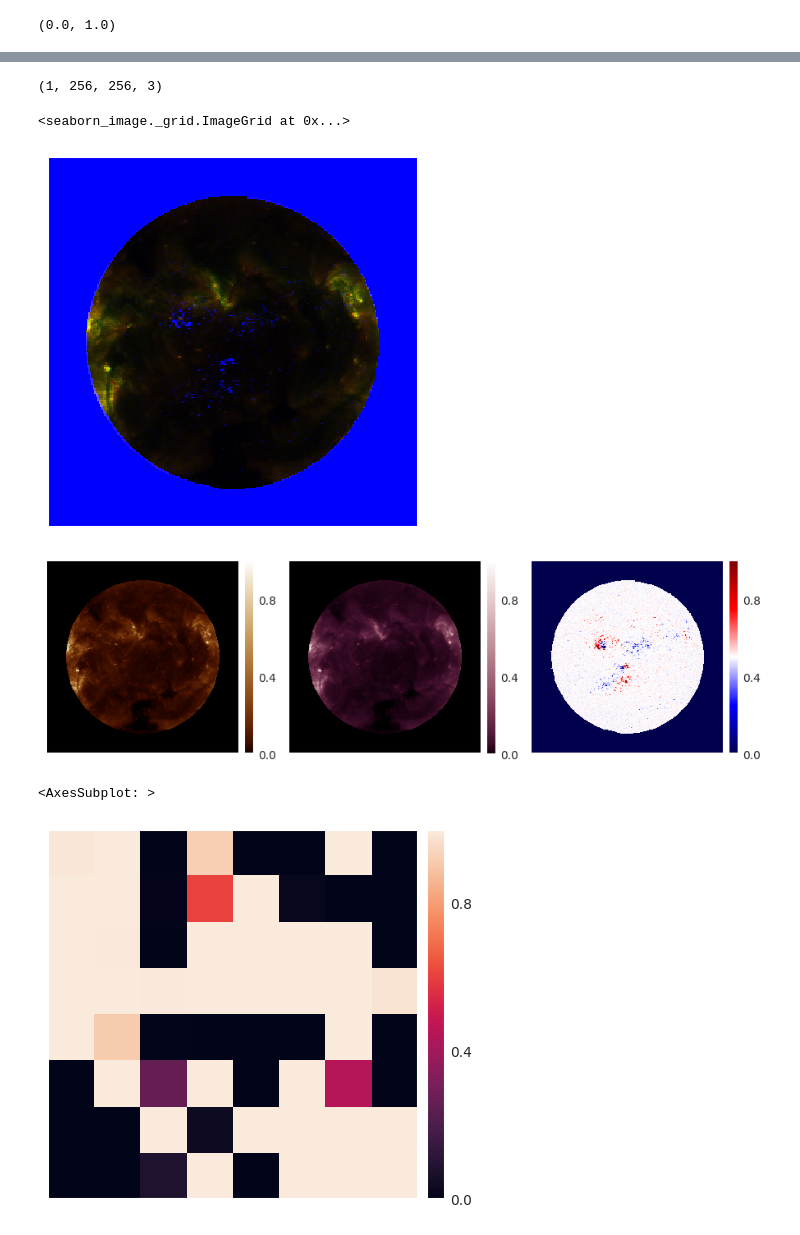
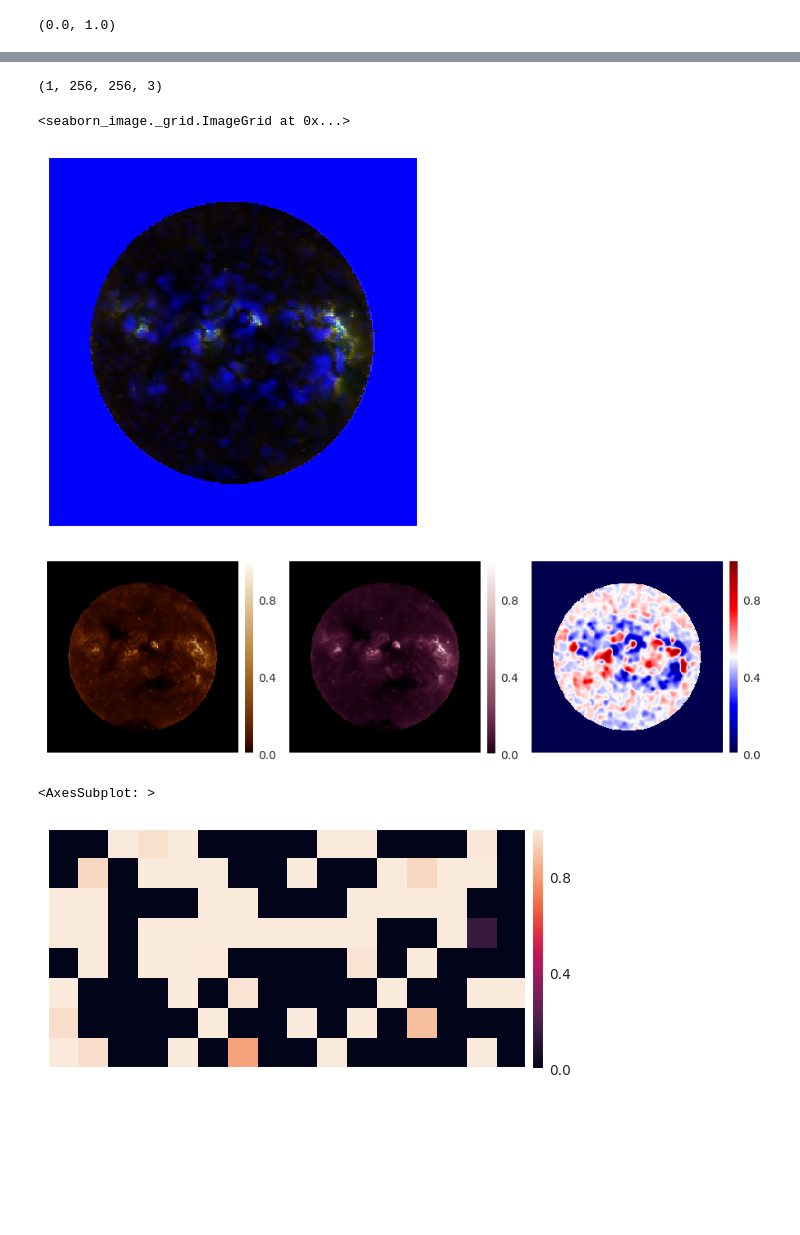
Before and after one commit to eugenioLR/TFM_sun_Autoencoders, a Jupyter notebook: autoencoder_xception_3c_2016.ipynb, the cells around one changed output, grey strips where cells are left out. Drawn from its saved outputs; the diff is of its cells as text; code cells hidden in the pictures; blank space fills up the shorter version.

```diff
--- a/autoencoder_xception_3c_2016.ipynb
+++ b/autoencoder_xception_3c_2016.ipynb
@@ -43,7 +44,6 @@ noise_filter = True
 # %%
 # Read images
 data_files = glob.glob("data/composite_data/2016*.npy")
-# data_files = glob.glob("data/composite_data_polar/2016*.npy")
 
 if noise_filter:
     noise_imgs = []
@@ -62,27 +62,26 @@ for idx, data_file in enumerate(data_files):
     data_point = np.load(data_file)
     data_matrix[idx] = data_point
 
-data_matrix[:,:,:,0] = np.clip(data_matrix[:,:,:,0], 0, 5000)
-data_matrix[:,:,:,1] = np.clip(data_matrix[:,:,:,1], 0, 3000)
-data_matrix[:,:,:,2] = np.clip(data_matrix[:,:,:,2], -400, 400)
+# data_matrix_old = data_matrix.copy()
 
-min_values = np.nanmin(np.nanmin(data_matrix, axis=2, keepdims=True), axis=1, keepdims=True)
-max_values = np.nanmax(np.nanmax(data_matrix, axis=2, keepdims=True), axis=1, keepdims=True)
+# data_matrix_norm = dg.MultiChannelAEGenerator.normalize(data_matrix)
 
-rg = max_values - min_values
+# data_matrix_norm[:,:,:,2] = dg.HMImGenerator.apply_filter(data_matrix_norm[:,:,:,2], 4, 2)
 
-rg = np.fmax(rg, 1e-4)
+# data_matrix_norm[np.isnan(data_matrix_norm_old[:,:,:,2]), 2] = 0
 
-data_matrix_norm = (data_matrix-min_values) / rg
+# input_train, input_test = train_test_split(data_matrix_norm, test_size=0.25)
 
-# Normalize HMI magnetogram data differently
-hmi_max_values = np.nanmax(np.nanmax(np.abs(data_matrix[:,:,:,2]), axis=2, keepdims=True), axis=1, keepdims=True)
+# utils.range_tuple(data_matrix_norm)
 
-data_matrix_norm[:,:,:,2] = ((data_matrix[:,:,:,2] / hmi_max_values) + 1)/2
 
-data_matrix_norm[np.isnan(data_matrix_norm)] = 0
+data_matrix_old = data_matrix.copy()
 
-# data_matrix_norm = (data_matrix_norm*2)-1
+data_matrix_norm = dg.MultiChannelAEGenerator.normalize(data_matrix)
+
+data_matrix_norm[:,:,:,2] = dg.HMImGenerator.apply_filter(data_matrix_norm[:,:,:,2], 4, 2)
+
+data_matrix_norm[np.isnan(data_matrix_old[:,:,:,2]), 2] = 0
 
 input_train, input_test = train_test_split(data_matrix_norm, test_size=0.25)
 
@@ -104,5 +113,5 @@ isns.ImageGrid(image_list, cmap=["sdoaia193", "sdoaia211", "seismic"]*img_amount
 # %%
-latent_size = 64
+latent_size = 128
 # optimizer = keras.optimizers.Adam(learning_rate=0.001)
 # optimizer = keras.optimizers.SGD(learning_rate=0.01)
 optimizer = keras.optimizers.RMSprop(learning_rate=0.001)
@@ -195,15 +190,15 @@ isns.rgbplot(test_img[0], cmap=["sdoaia193", "sdoaia211", "seismic"], vmin=0, vm
 # %% [output]
 (1, 256, 256, 3)
 <seaborn_image._grid.ImageGrid at 0x...>
-[figure, old version]
+[figure, new version]
-[figure, old version]
+[figure, new version]
 # %%
 code = encoder(test_img)
-# isns.imgplot(np.reshape(code[0], (6, 8)))
-isns.imgplot(np.reshape(code[0], (8, 8)))
+
+isns.imgplot(utils.square_dims_vector(np.asarray(code)), vmin=0, vmax=1)
 # %% [output]
 <AxesSubplot: >
-[figure, old version]
+[figure, new version]
 # %%
 decoded = decoder(code)
 # isns.imgplot(decoded[0])
```
Also changed, not shown: parts of 8 cells of this notebook, 8 other files.
